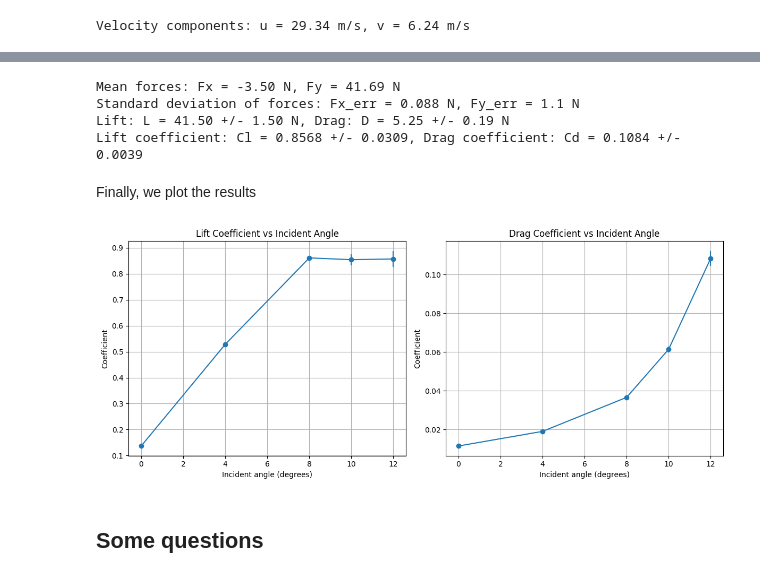
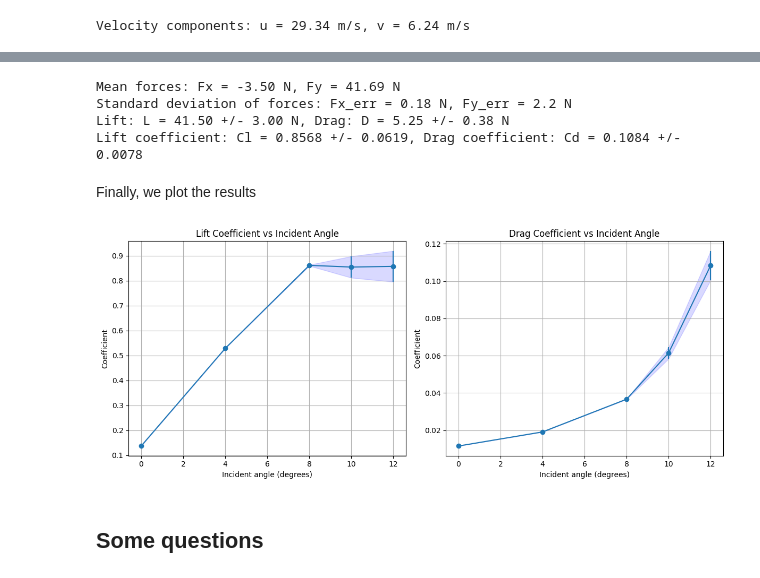
Before and after one commit to Marcal8/AdvancedFluidDynamicDesign-AxialFan, a Jupyter notebook: 2_CFD/C2_aerodynamics_of_airfoil.ipynb, the cells around one changed output, grey strips where cells are left out. Drawn from its saved outputs; the diff is of its cells as text; code cells hidden in the pictures.

Commit message:
twice the standar deviation for 95% confidence interval

```diff
--- a/2_CFD/C2_aerodynamics_of_airfoil.ipynb
+++ b/2_CFD/C2_aerodynamics_of_airfoil.ipynb
@@ -218,8 +218,8 @@ def get_forces_from_csv(file_path):
     df = pd.read_csv(file_path).tail(200)
     Fx = df['TOTAL_FORCE_X'].mean()
     Fy = df['TOTAL_FORCE_Y'].mean()
-    Fx_err = df['TOTAL_FORCE_X'].std()
-    Fy_err = df['TOTAL_FORCE_Y'].std()
+    Fx_err = 2 * df['TOTAL_FORCE_X'].std() # multiplying by 2 to get a 95% confidence interval
+    Fy_err = 2 * df['TOTAL_FORCE_Y'].std()
     print(f"Mean forces: Fx = {Fx:.2f} N, Fy = {Fy:.2f} N")
     print(f"Standard deviation of forces: Fx_err = {Fx_err:.2g} N, Fy_err = {Fy_err:.2g} N")
     return Fx, Fy, Fx_err, Fy_err
@@ -345,28 +345,37 @@ Fx_12, Fy_12, Fx_err_12, Fy_err_12 = get_forces_from_csv('./data/C2_forces_12.cs
 Cl_12, Cd_12, Cl_err_12, Cd_err_12 = LiftDragCoefficients(Fx=Fx_12, Fy=Fy_12, Fx_err=Fx_err_12, Fy_err=Fy_err_12, U=U, rho=rho, c=c, b=b, alpha=alpha)
 # %% [output]
 Mean forces: Fx = -3.50 N, Fy = 41.69 N
-Standard deviation of forces: Fx_err = 0.088 N, Fy_err = 1.1 N
-Lift: L = 41.50 +/- 1.50 N, Drag: D = 5.25 +/- 0.19 N
-Lift coefficient: Cl = 0.8568 +/- 0.0309, Drag coefficient: Cd = 0.1084 +/- 0.0039
+Standard deviation of forces: Fx_err = 0.18 N, Fy_err = 2.2 N
+Lift: L = 41.50 +/- 3.00 N, Drag: D = 5.25 +/- 0.38 N
+Lift coefficient: Cl = 0.8568 +/- 0.0619, Drag coefficient: Cd = 0.1084 +/- 0.0078
 # %% [markdown]
 Finally, we plot the results
 # %%
 import matplotlib.pyplot as plt
 
 fig, (ax1, ax2) = plt.subplots(1, 2, figsize=(12, 5))
-ax1.errorbar([0, 4, 8, 10, 12], [Cl_0, Cl_4, Cl_8, Cl_10, Cl_12], yerr=[Cl_err_0, Cl_err_4, Cl_err_8, Cl_err_10, Cl_err_12], fmt='o-', label='Lift coefficient')
-ax2.errorbar([0, 4, 8, 10, 12], [Cd_0, Cd_4, Cd_8, Cd_10, Cd_12], yerr=[Cd_err_0, Cd_err_4, Cd_err_8, Cd_err_10, Cd_err_12], fmt='o-', label='Drag coefficient')
+angles = [0, 4, 8, 10, 12]
+Cl_values = np.array([Cl_0, Cl_4, Cl_8, Cl_10, Cl_12])
+Cl_errors = np.array([Cl_err_0, Cl_err_4, Cl_err_8, Cl_err_10, Cl_err_12])
+Cd_values = np.array([Cd_0, Cd_4, Cd_8, Cd_10, Cd_12])
+Cd_errors = np.array([Cd_err_0, Cd_err_4, Cd_err_8, Cd_err_10, Cd_err_12])
+ax1.errorbar(angles, Cl_values, yerr=Cl_errors, fmt='o-', label='Lift coefficient')
+ax1.fill_between(angles, Cl_values - Cl_errors, Cl_values + Cl_errors,
+                 color='blue', alpha=0.15, label='95% Confidence Band')
+ax2.errorbar(angles, Cd_values, yerr=Cd_errors, fmt='o-', label='Drag coefficient')
+ax2.fill_between(angles, Cd_values - Cd_errors, Cd_values + Cd_errors,
+                 color='blue', alpha=0.15, label='95% Confidence Band')
 ax1.set_xlabel('Incident angle (degrees)')
 ax1.set_ylabel('Coefficient')
 ax1.set_title('Lift Coefficient vs Incident Angle')
 ax2.set_xlabel('Incident angle (degrees)')
 ax2.set_ylabel('Coefficient')
 ax2.set_title('Drag Coefficient vs Incident Angle')
 ax1.grid()
 ax2.grid()
 plt.tight_layout()
 # %% [output]
-[figure, old version]
+[figure, new version]
 # %% [markdown]
 ## Some questions
 # %% [markdown]
```
Also changed, not shown: parts of 4 cells of this notebook.
